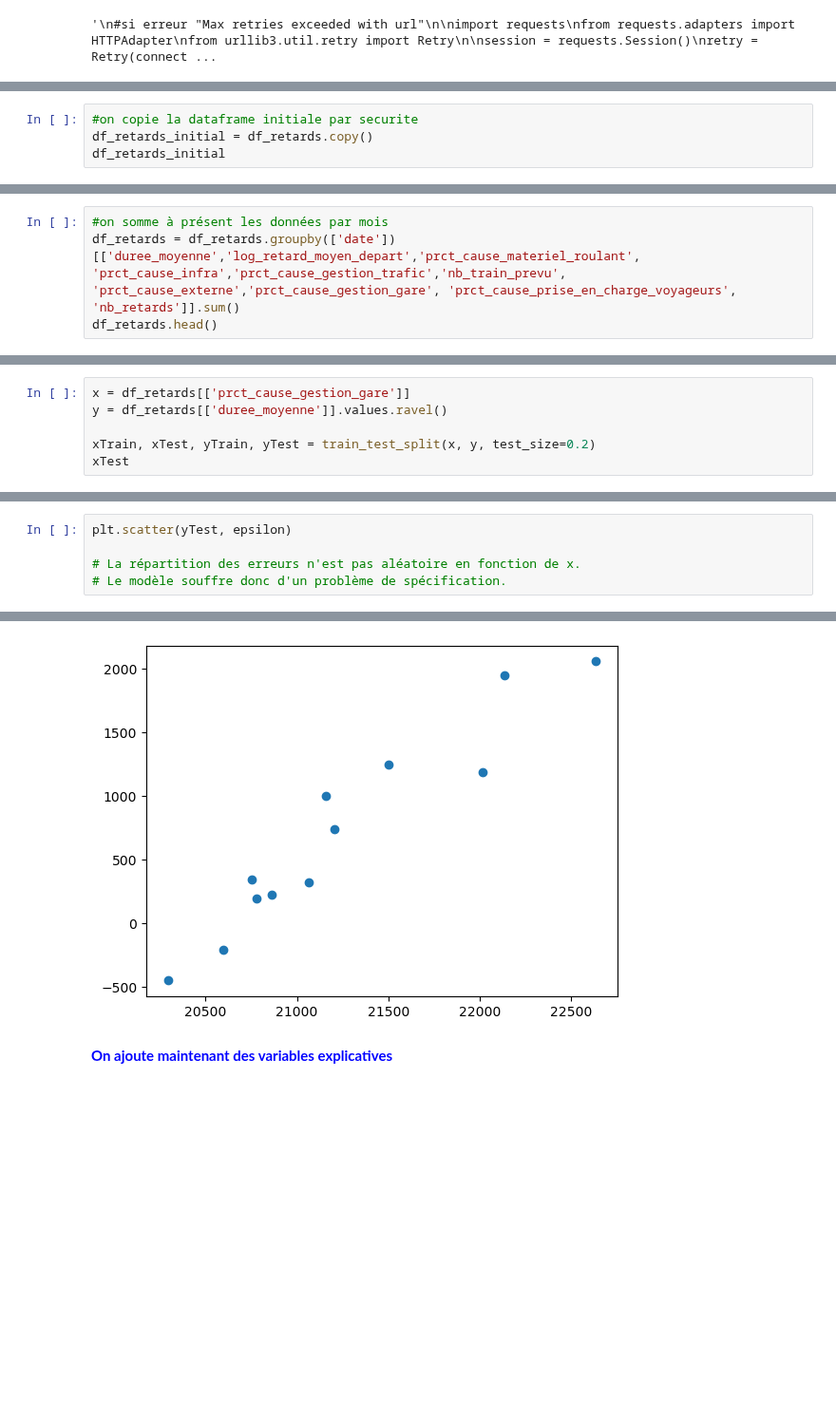
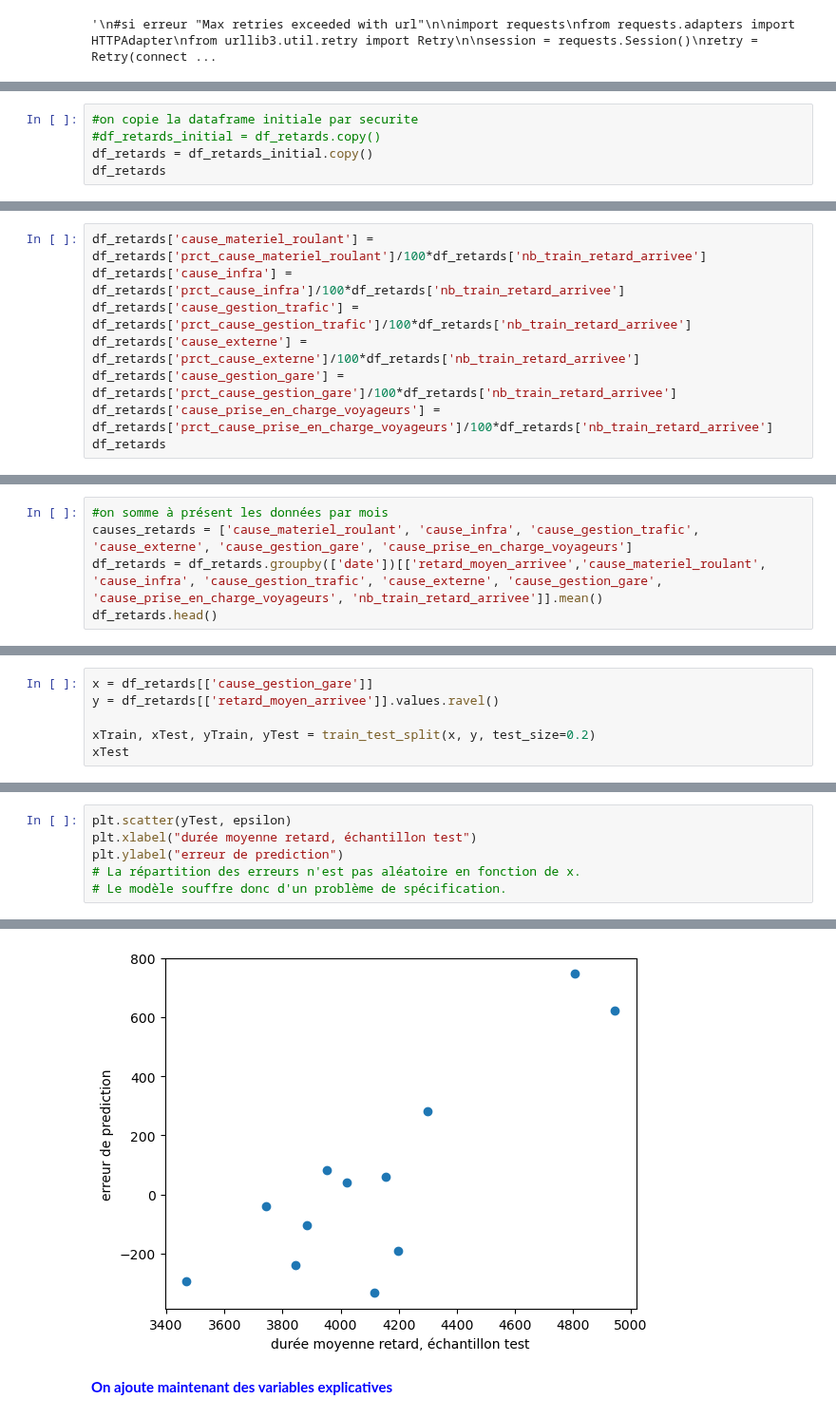
Before and after one commit to DiegoRenaud/Exercice, a Jupyter notebook: Retards_causes_reg.ipynb, the cells around one changed output, grey strips where cells are left out. Shown at 95% size. Drawn from its saved outputs; the diff is of its cells as text; blank space fills up the shorter version.

```diff
--- a/Retards_causes_reg.ipynb
+++ b/Retards_causes_reg.ipynb
@@ -93,7 +68,8 @@ plt.hist(df_retards['log_retard_moyen_depart'])
 # %%
 #on copie la dataframe initiale par securite
-df_retards_initial = df_retards.copy()
-df_retards_initial
+#df_retards_initial = df_retards.copy()
+df_retards = df_retards_initial.copy()
+df_retards
 # %% [output]
 |  | date | service | gare_depart | gare_arrivee | duree_moyenne | nb_train_prevu | nb_annulation | ... |
 | 0 | 2018-01 | National | LE MANS | PARIS MONTPARNASSE | 56 | 406 | 1 | ... |
@@ -110,0 +87,8 @@ df_retards_initial
+# %%
+df_retards['cause_materiel_roulant'] = df_retards['prct_cause_materiel_roulant']/100*df_retards['nb_train_retard_arrivee']
+df_retards['cause_infra'] = df_retards['prct_cause_infra']/100*df_retards['nb_train_retard_arrivee']
+df_retards['cause_gestion_trafic'] = df_retards['prct_cause_gestion_trafic']/100*df_retards['nb_train_retard_arrivee']
+df_retards['cause_externe'] = df_retards['prct_cause_externe']/100*df_retards['nb_train_retard_arrivee']
+df_retards['cause_gestion_gare'] = df_retards['prct_cause_gestion_gare']/100*df_retards['nb_train_retard_arrivee']
+df_retards['cause_prise_en_charge_voyageurs'] = df_retards['prct_cause_prise_en_charge_voyageurs']/100*df_retards['nb_train_retard_arrivee']
+df_retards
@@ -111,5 +109,6 @@ df_retards_initial
 # %%
 #on somme à présent les données par mois
-df_retards = df_retards.groupby(['date'])[['duree_moyenne','log_retard_moyen_depart','prct_cause_materiel_roulant', 'prct_cause_infra','prct_cause_gestion_trafic','nb_train_prevu', 'prct_cause_externe','prct_cause_gestion_gare', 'prct_cause_prise_en_charge_voyageurs', 'nb_retards']].sum()
+causes_retards = ['cause_materiel_roulant', 'cause_infra', 'cause_gestion_trafic', 'cause_externe', 'cause_gestion_gare', 'cause_prise_en_charge_voyageurs']
+df_retards = df_retards.groupby(['date'])[['retard_moyen_arrivee','cause_materiel_roulant', 'cause_infra', 'cause_gestion_trafic', 'cause_externe', 'cause_gestion_gare', 'cause_prise_en_charge_voyageurs', 'nb_train_retard_arrivee']].mean()
 df_retards.head()
 # %% [output]
@@ -125,6 +126,6 @@ df_retards.head()
 # %%
-x = df_retards[['prct_cause_gestion_gare']]
-y = df_retards[['duree_moyenne']].values.ravel()
+x = df_retards[['cause_gestion_gare']]
+y = df_retards[['retard_moyen_arrivee']].values.ravel()
 
 xTrain, xTest, yTrain, yTest = train_test_split(x, y, test_size=0.2)
 xTest
@@ -169,6 +168,7 @@ R2 :  -1.439643515887898
 # %%
 plt.scatter(yTest, epsilon)
-
+plt.xlabel("durée moyenne retard, échantillon test")
+plt.ylabel("erreur de prediction")
 # La répartition des erreurs n'est pas aléatoire en fonction de x.
 # Le modèle souffre donc d'un problème de spécification.
 # %% [output]
@@ -176,4 +176,4 @@ plt.scatter(yTest, epsilon)
-[figure, old version]
+[figure, new version]
 # %% [markdown]
 <font color='blue'> **On ajoute maintenant des variables explicatives** </font>
 # %% [markdown]
```
Also changed, not shown: parts of 32 cells of this notebook.
